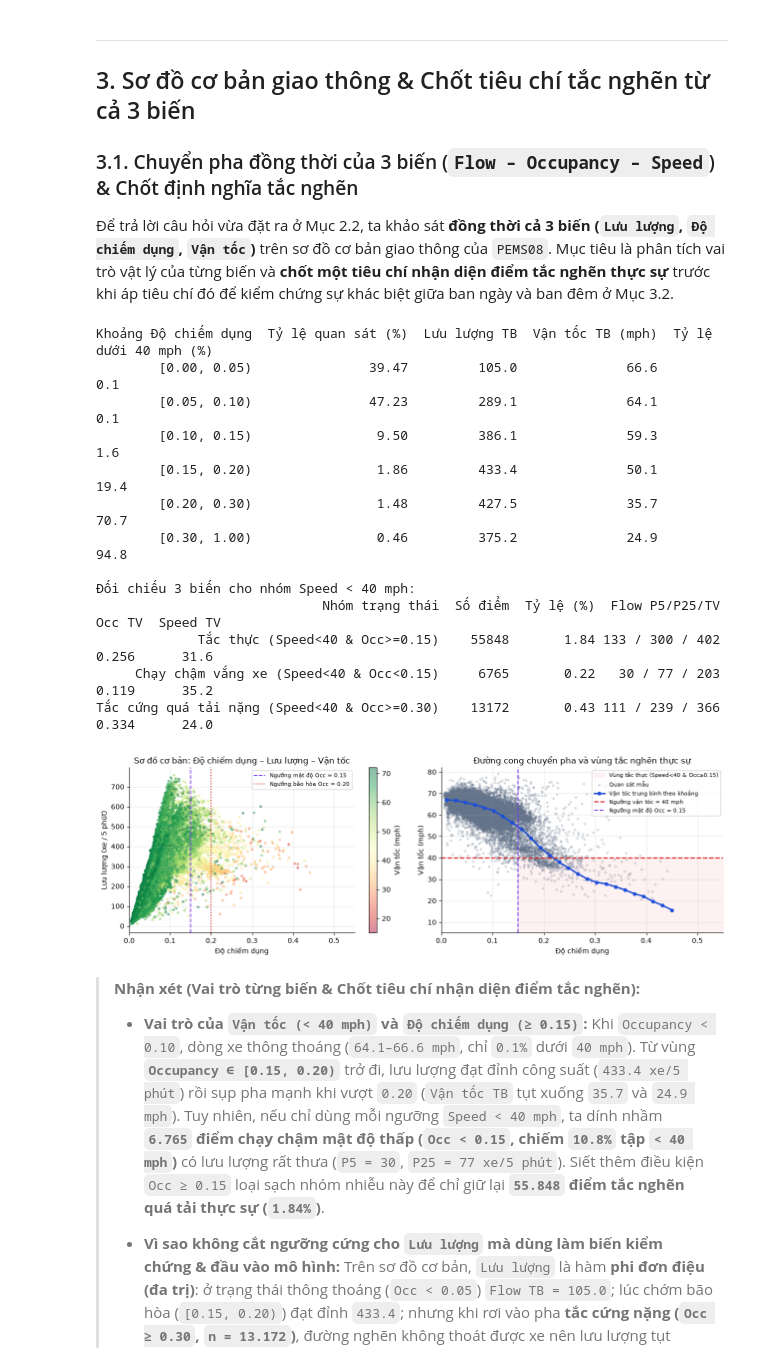
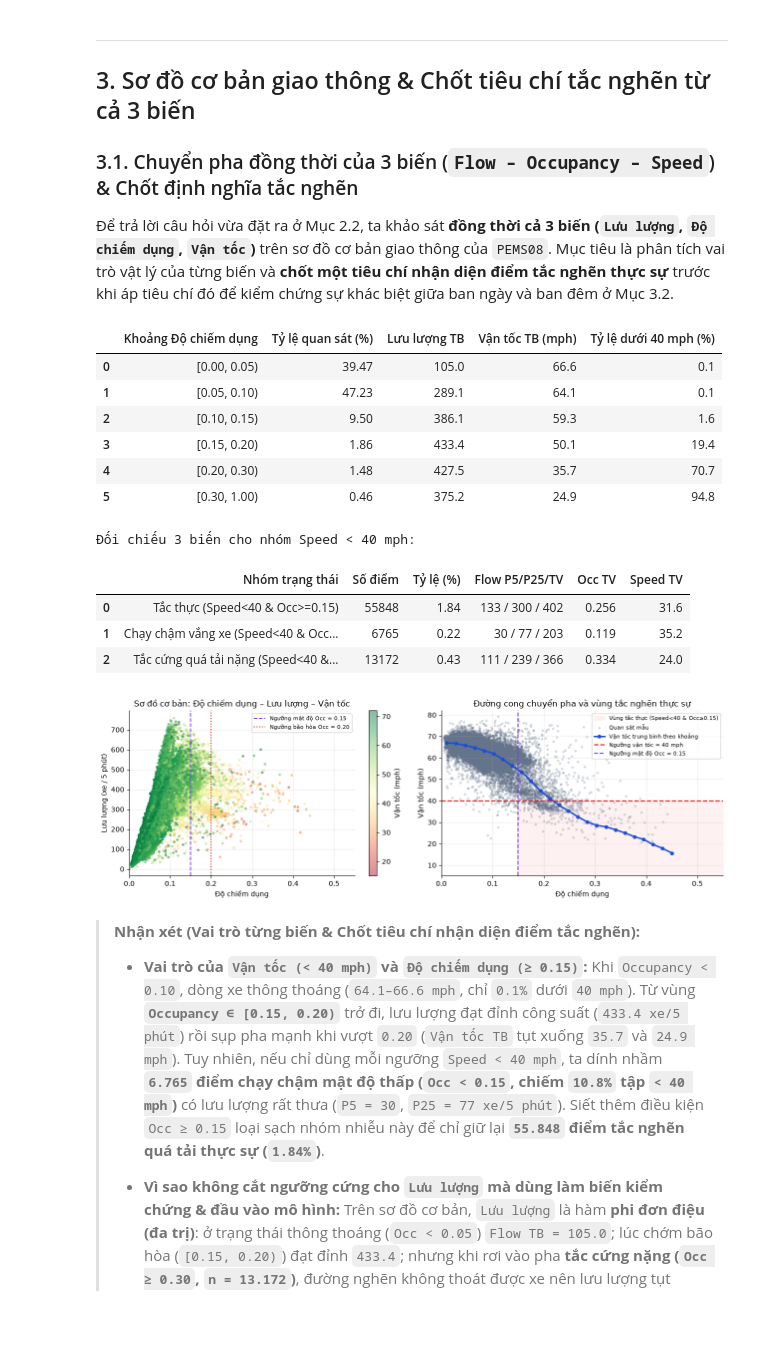
Before and after one commit to Dai-Nguyen1506/gat-traffic-warning, a Jupyter notebook: notebooks/03_EDA_and_Bottleneck_Analysis.ipynb, the cells around one changed output. Cells and saved outputs as stored; diff of their text form; code cells hidden in the pictures; blank space fills up the shorter version.

```diff
--- a/notebooks/03_EDA_and_Bottleneck_Analysis.ipynb
+++ b/notebooks/03_EDA_and_Bottleneck_Analysis.ipynb
@@ -181,7 +181,7 @@ for lo, hi in bins:
         "Vận tốc TB (mph)": round(float(spd8[m].mean()), 1),
         "Tỷ lệ dưới 40 mph (%)": round(100.0 * (spd8[m] < SPEED_TH).mean(), 1),
     })
-print(pd.DataFrame(rows).to_string(index=False))
+display(pd.DataFrame(rows))
 
 grp_rows = []
 for lbl, m in [
@@ -193,48 +193,47 @@ for lbl, m in [
     grp_rows.append({
         "Nhóm trạng thái": lbl, "Số điểm": int(m.sum()), "Tỷ lệ (%)": round(100.0 * m.mean(), 2),
         "Flow P5/P25/TV": f"{p5:.0f} / {p25:.0f} / {p50:.0f}",
         "Occ TV": round(float(np.median(occ8[m])), 3), "Speed TV": round(float(np.median(spd8[m])), 1),
     })
-print("\nĐối chiếu 3 biến cho nhóm Speed < 40 mph:")
-print(pd.DataFrame(grp_rows).to_string(index=False))
+print("Đối chiếu 3 biến cho nhóm Speed < 40 mph:")
+display(pd.DataFrame(grp_rows))
 
 sub = flat8[::60]
 occ_grid = np.linspace(0.01, 0.45, 25)
 mean_spd_curve = [spd8[(occ8 >= o - 0.015) & (occ8 < o + 0.015)].mean() for o in occ_grid]
 
 fig, axes = plt.subplots(1, 2, figsize=(12.8, 4.3))
 sc = axes[0].scatter(sub[:, 1], sub[:, 0], c=sub[:, 2], cmap="RdYlGn", s=8, alpha=0.45, vmin=15, vmax=72)
 fig.colorbar(sc, ax=axes[0], label="Vận tốc (mph)")
 axes[0].axvline(OCC_TH, color="#7c3aed", ls="--", lw=1.4, label=f"Ngưỡng mật độ Occ = {OCC_TH:.2f}")
 axes[0].axvline(0.20, color="#dc2626", ls=":", lw=1.5, label="Ngưỡng bão hòa Occ = 0.20")
 axes[0].set(xlim=(0, 0.55), xlabel="Độ chiếm dụng", ylabel="Lưu lượng (xe / 5 phút)", title="Sơ đồ cơ bản: Độ chiếm dụng – Lưu lượng – Vận tốc")
 axes[0].legend(frameon=True, fontsize=8.2); axes[0].grid(alpha=0.25)
 
 axes[1].fill_between([OCC_TH, 0.55], 5, SPEED_TH, color="#fee2e2", alpha=0.45, label="Vùng tắc thực (Speed<40 & Occ≥0.15)")
 axes[1].scatter(sub[:, 1], sub[:, 2], s=7, alpha=0.2, color="#64748b", label="Quan sát mẫu")
 axes[1].plot(occ_grid, mean_spd_curve, "o-", color="#1d4ed8", lw=2.2, ms=4.5, label="Vận tốc trung bình theo khoảng")
 axes[1].axhline(SPEED_TH, color="#dc2626", ls="--", lw=1.7, label="Ngưỡng vận tốc = 40 mph")
 axes[1].axvline(OCC_TH, color="#7c3aed", ls="--", lw=1.5, label=f"Ngưỡng mật độ Occ = {OCC_TH:.2f}")
 axes[1].set(xlim=(0, 0.55), ylim=(5, 82), xlabel="Độ chiếm dụng", ylabel="Vận tốc (mph)", title="Đường cong chuyển pha và vùng tắc nghẽn thực sự")
 axes[1].legend(frameon=True, fontsize=7.8); axes[1].grid(alpha=0.25)
 
 plt.tight_layout()
 fig.savefig(FIG_DIR / "nb03_fundamental_diagram.png", bbox_inches="tight")
 plt.show()
 # %% [output]
+|  | Khoảng Độ chiếm dụng | Tỷ lệ quan sát (%) | Lưu lượng TB | Vận tốc TB (mph) | Tỷ lệ dưới 40 mph (%) |
+| 0 | [0.00, 0.05) | 39.47 | 105.0 | 66.6 | 0.1 |
+| 1 | [0.05, 0.10) | 47.23 | 289.1 | 64.1 | 0.1 |
+| 2 | [0.10, 0.15) | 9.50 | 386.1 | 59.3 | 1.6 |
+| 3 | [0.15, 0.20) | 1.86 | 433.4 | 50.1 | 19.4 |
+| 4 | [0.20, 0.30) | 1.48 | 427.5 | 35.7 | 70.7 |
+| 5 | [0.30, 1.00) | 0.46 | 375.2 | 24.9 | 94.8 |
-Khoảng Độ chiếm dụng  Tỷ lệ quan sát (%)  Lưu lượng TB  Vận tốc TB (mph)  Tỷ lệ dưới 40 mph (%)
-        [0.00, 0.05)               39.47         105.0              66.6                    0.1
-        [0.05, 0.10)               47.23         289.1              64.1                    0.1
-        [0.10, 0.15)                9.50         386.1              59.3                    1.6
-        [0.15, 0.20)                1.86         433.4              50.1                   19.4
-        [0.20, 0.30)                1.48         427.5              35.7                   70.7
-        [0.30, 1.00)                0.46         375.2              24.9                   94.8
-
 Đối chiếu 3 biến cho nhóm Speed < 40 mph:
-                             Nhóm trạng thái  Số điểm  Tỷ lệ (%)  Flow P5/P25/TV  Occ TV  Speed TV
-             Tắc thực (Speed<40 & Occ>=0.15)    55848       1.84 133 / 300 / 402   0.256      31.6
-     Chạy chậm vắng xe (Speed<40 & Occ<0.15)     6765       0.22   30 / 77 / 203   0.119      35.2
-Tắc cứng quá tải nặng (Speed<40 & Occ>=0.30)    13172       0.43 111 / 239 / 366   0.334      24.0
+|  | Nhóm trạng thái | Số điểm | Tỷ lệ (%) | Flow P5/P25/TV | Occ TV | Speed TV |
+| 0 | Tắc thực (Speed<40 & Occ>=0.15) | 55848 | 1.84 | 133 / 300 / 402 | 0.256 | 31.6 |
+| 1 | Chạy chậm vắng xe (Speed<40 & Occ... | 6765 | 0.22 | 30 / 77 / 203 | 0.119 | 35.2 |
+| 2 | Tắc cứng quá tải nặng (Speed<40 &... | 13172 | 0.43 | 111 / 239 / 366 | 0.334 | 24.0 |
 [figure]
 # %% [markdown]
 > **Nhận xét (Vai trò từng biến & Chốt tiêu chí nhận diện điểm tắc nghẽn):**
```
Also changed, not shown: parts of 4 cells of this notebook, 8 other files.
